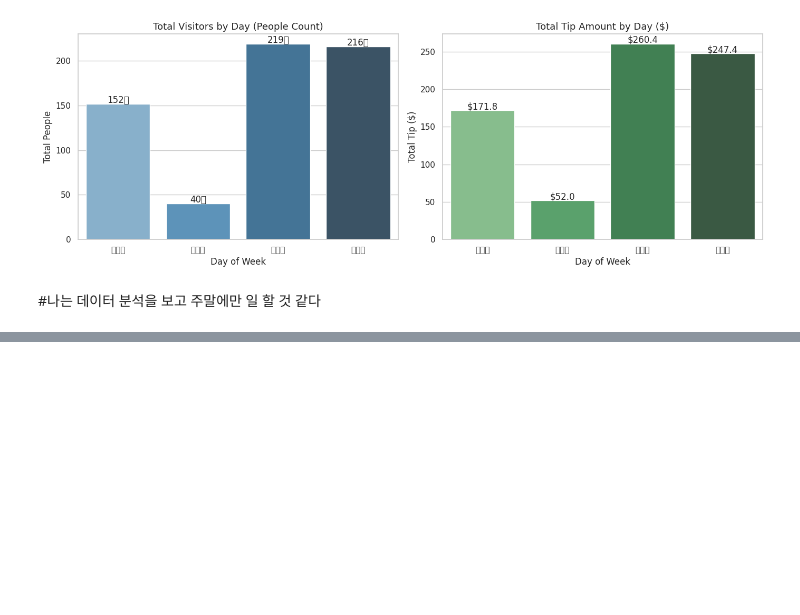
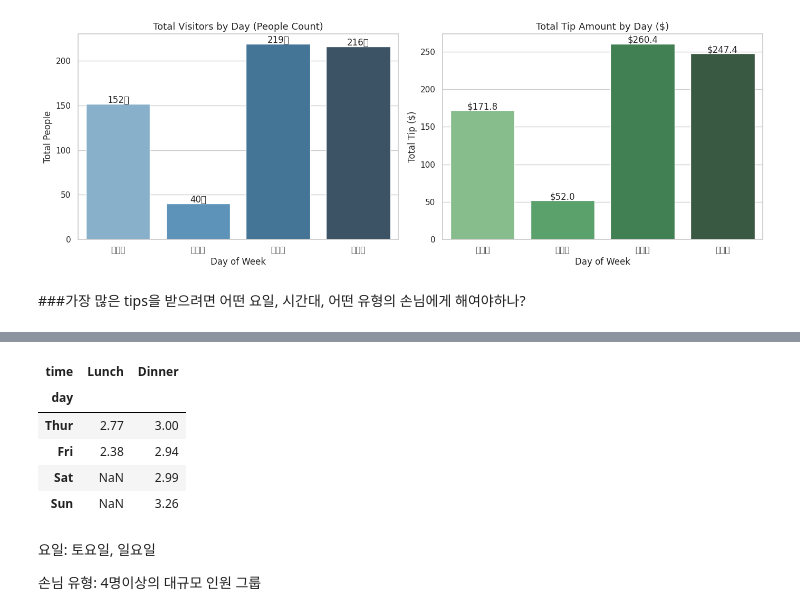
Before and after one commit to kms070423/-, a Jupyter notebook: 202610504김민서.ipynb, the cells around one changed output, grey strips where cells are left out. Drawn from its saved outputs; the diff is of its cells as text; code cells hidden in the pictures; blank space fills up the shorter version.

```diff
--- a/202610504김민서.ipynb
+++ b/202610504김민서.ipynb
@@ -606,5 +606,67 @@ plt.show()
 📌 사람이 가장 많은 요일 (총 인원 기준): 토요일 (219명, 87팀)
 📌 팁을 가장 많이 주는 요일 (평균 기준): 일요일 ($3.26)
 [figure]
-# %% [markdown]
-#나는 데이터 분석을 보고 주말에만 일 할 것 같다
+# %% [markdown]
+###가장 많은 tips을 받으려면 어떤 요일, 시간대, 어떤 유형의 손님에게 해여야하나?
+# %%
+import pandas as pd
+import seaborn as sns
+
+# 1. 데이터 로드 및 팁 비율(%) 컬럼 생성
+tips = sns.load_dataset("tips")
+tips['tip_pct'] = (tips['tip'] / tips['total_bill']) * 100
+
+print("==================================================")
+print("💡 팁(Tip) 극대화를 위한 최적의 타겟 분석 결과")
+print("==================================================\n")
+
+# --- [분석 1] 단일 최고의 건 (데이터 중 최고 팁을 준 손님) ---
+best_single = tips.loc[tips['tip'].idxmax()]
+print("1️⃣ [단일 최고 팁] 역대 가장 많은 팁을 준 손님 프로필")
+print(f" - 요일/시간대: {best_single['day']} {best_single['time']}")
+print(f" - 손님 유형: {best_single['sex']} / 흡연여부: {best_single['smoker']} / 인원: {best_single['size']}명")
+print(f" - 지불금액: ${best_single['total_bill']:.2f} ➔ 팁 금액: ${best_single['tip']:.2f}\n")
+
+
+# --- [분석 2] 조합별 평균 팁 금액이 가장 높은 그룹 ---
+# 그룹화: 요일, 시간대, 성별, 흡연여부, 인원수
+group_cols = ['day', 'time', 'sex', 'smoker', 'size']
+
+# 최소 2건 이상 데이터가 있는 조합만 대상으로 평균 계산
+group_stats = tips.groupby(group_cols, observed=True).agg(
+    avg_tip=('tip', 'mean'),
+    avg_tip_pct=('tip_pct', 'mean'),
+    total_tip=('tip', 'sum'),
+    count=('tip', 'count')
+).reset_index()
+
+# 2건 이상 존재하는 유의미한 그룹 필터링
+valid_groups = group_stats[group_stats['count'] >= 2]
+
+# 평균 팁 금액($) 기준 1위 그룹
+top_amount_group = valid_groups.sort_values(by='avg_tip', ascending=False).iloc[0]
+
+print("2️⃣ [평균 팁 금액($) 기준] 가장 많은 팁을 주는 손님 유형 (최소 2회 이상 방문 조합)")
+print(f" - 요일: {top_amount_group['day']}")
+print(f" - 시간대: {top_amount_group['time']}")
+print(f" - 성별/흡연: {top_amount_group['sex']} / 흡연자({top_amount_group['smoker']})")
+print(f" - 방문 인원: {top_amount_group['size']}명")
+print(f" ➔ 평균 팁 금액: ${top_amount_group['avg_tip']:.2f}\n")
+
+
+# --- [분석 3] 평균 팁 비율(%)이 가장 높은 그룹 ---
+top_pct_group = valid_groups.sort_values(by='avg_tip_pct', ascending=False).iloc[0]
+
+print("3️⃣ [팁 비율(%) 기준] 밥값 대비 팁을 가성비 있게 많이 주는 손님 유형")
+print(f" - 요일: {top_pct_group['day']}")
+print(f" - 시간대: {top_pct_group['time']}")
+print(f" - 성별/흡연: {top_pct_group['sex']} / 흡연자({top_pct_group['smoker']})")
+print(f" - 방문 인원: {top_pct_group['size']}명")
+print(f" ➔ 평균 팁 비율: {top_pct_group['avg_tip_pct']:.1f}%\n")
+
+
+# --- [요약 표] 요일 x 시간대별 평균 팁 금액 비교 ---
+pivot_tip = tips.pivot_table(index='day', columns='time', values='tip', aggfunc='mean', observed=True)
+print("4️⃣ 요일 및 시간대별 평균 팁 금액 요약표 ($)")
+display(pivot_tip.round(2))
+# %% [output]
@@ -610,0 +690,10 @@ plt.show()
+| time | Lunch | Dinner |
+| day |  |  |
+| Thur | 2.77 | 3.00 |
+| Fri | 2.38 | 2.94 |
+| Sat | NaN | 2.99 |
+| Sun | NaN | 3.26 |
+# %% [markdown]
+요일: 토요일, 일요일
+
+손님 유형: 4명이상의 대규모 인원 그룹
```
Also changed, not shown: parts of 1 cell of this notebook.
